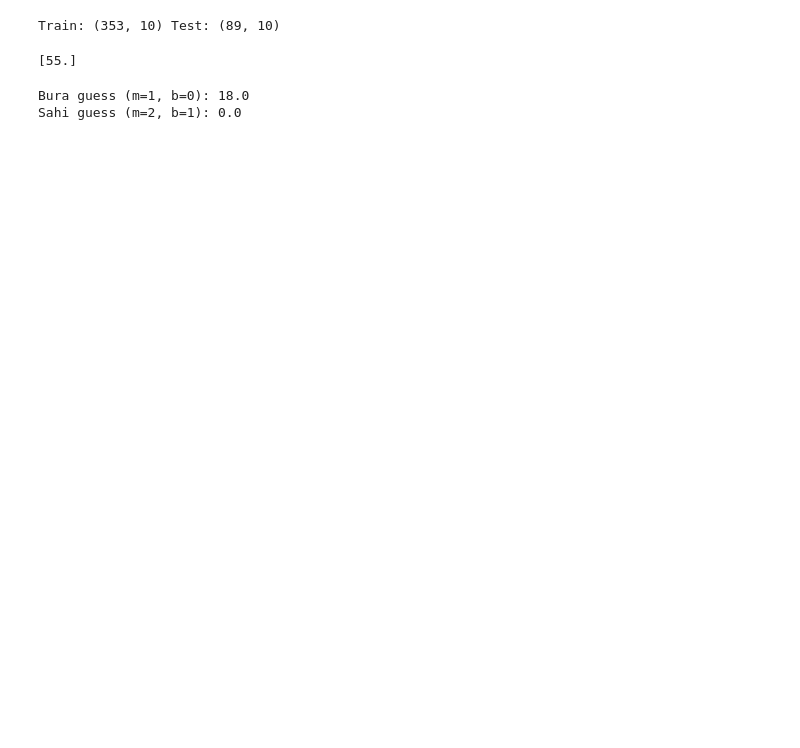
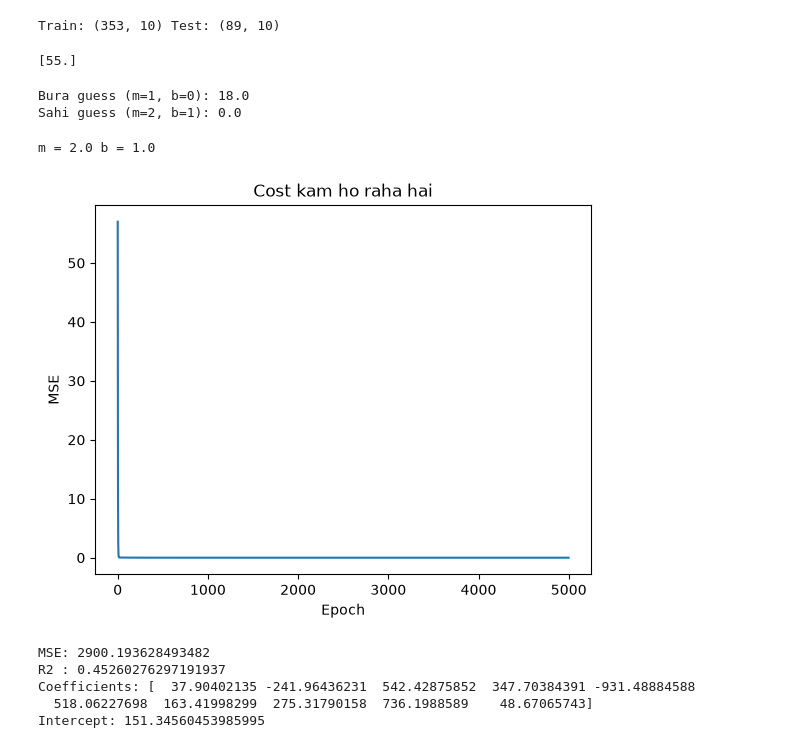
Before and after one commit to Amjad3618/data-analysis-code-, a Jupyter notebook: week3.ipynb, the cells around one changed output. Saved outputs shown, nothing was run; the diff lists cells and outputs as text; code cells hidden in the pictures; blank space fills up the shorter version.

```diff
--- a/week3.ipynb
+++ b/week3.ipynb
@@ -46,3 +46,65 @@ print("Sahi guess (m=2, b=1):", mse(y, predict(X, 2, 1)))   # 0.0 aayega
 # %% [output]
 Bura guess (m=1, b=0): 18.0
 Sahi guess (m=2, b=1): 0.0
+# %%
+
+# 99–101 – Gradient Descent + Linear Regression from Scratch
+import numpy as np
+import matplotlib.pyplot as plt
+
+X = np.array([1, 2, 3, 4, 5], dtype=float)
+y = np.array([3, 5, 7, 9, 11], dtype=float)
+
+m, b = 0.0, 0.0        # shuru mein random/zero
+lr = 0.01              # learning rate
+epochs = 5000
+n = len(X)
+history = []
+
+for i in range(epochs):
+    y_pred = m * X + b
+    error = y - y_pred
+
+    # gradients (MSE ka derivative)
+    dm = (-2 / n) * np.sum(X * error)
+    db = (-2 / n) * np.sum(error)
+
+    # update
+    m = m - lr * dm
+    b = b - lr * db
+
+    history.append(np.mean(error ** 2))
+
+print("m =", round(m, 3), "b =", round(b, 3))   # ~2 aur ~1
+
+plt.plot(history)
+plt.xlabel("Epoch"); plt.ylabel("MSE"); plt.title("Cost kam ho raha hai")
+plt.show()
+# %% [output]
+m = 2.0 b = 1.0
+[figure, added]
+# %%
+# 102 – Linear Regression with Scikit-Learn (Proper Way)
+from sklearn.datasets import load_diabetes
+from sklearn.model_selection import train_test_split
+from sklearn.linear_model import LinearRegression
+from sklearn.metrics import mean_squared_error, r2_score
+
+X, y = load_diabetes(return_X_y=True)
+X_train, X_test, y_train, y_test = train_test_split(X, y, test_size=0.2, random_state=42)
+
+model = LinearRegression()
+model.fit(X_train, y_train)
+
+y_pred = model.predict(X_test)
+
+print("MSE:", mean_squared_error(y_test, y_pred))
+print("R2 :", r2_score(y_test, y_pred))
+print("Coefficients:", model.coef_)
+print("Intercept:", model.intercept_)
+# %% [output]
+MSE: 2900.193628493482
+R2 : 0.45260276297191937
+Coefficients: [  37.90402135 -241.96436231  542.42875852  347.70384391 -931.48884588
+  518.06227698  163.41998299  275.31790158  736.1988589    48.67065743]
+Intercept: 151.34560453985995
```
Also changed, not shown: parts of 2 cells of this notebook.
